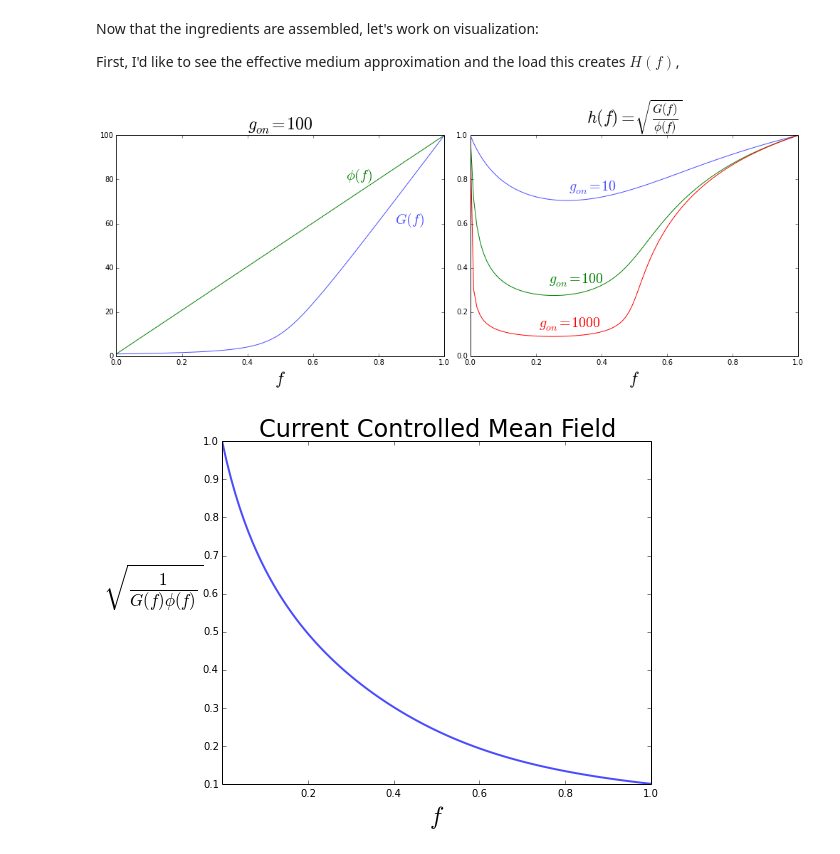
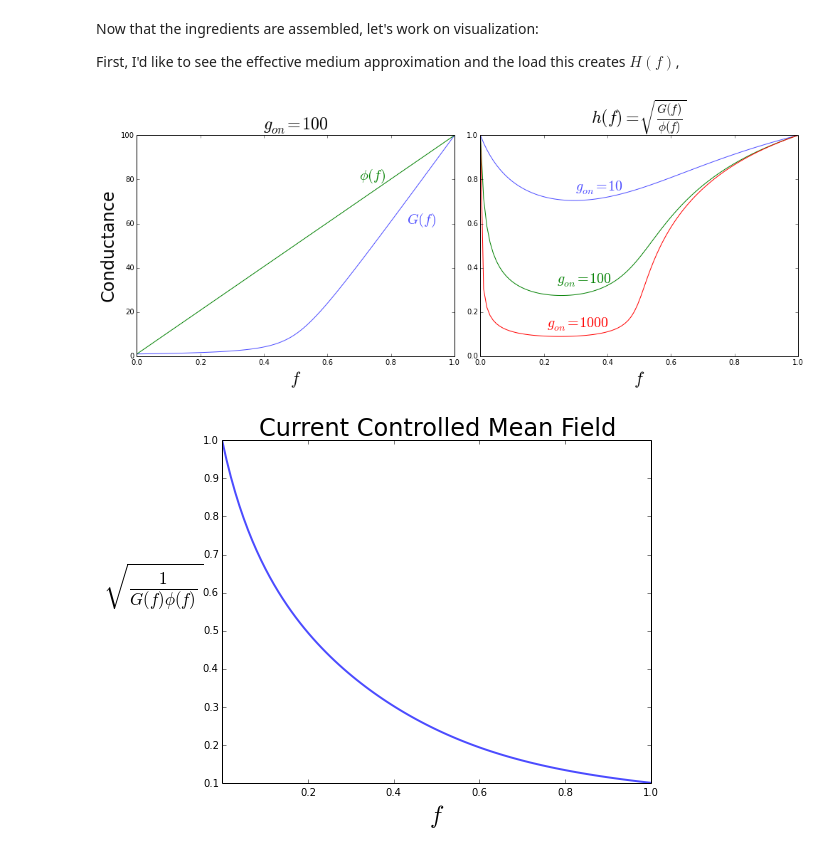
Before and after one commit to forrestsheldon/memNets, a Jupyter notebook: Mean_Field_Theory.ipynb, the cells around one changed output. Saved outputs shown, nothing was run; the diff lists cells and outputs as text; code cells hidden in the pictures.

```diff
--- a/Mean_Field_Theory.ipynb
+++ b/Mean_Field_Theory.ipynb
@@ -55,31 +55,34 @@ def phi_of_f(f):
 # %%
 fig, ax = plt.subplots(1, 2, figsize=(14, 6))
 g_ON = 100
 f = np.linspace(0, 1, 100)
 ax[0].plot(f, G_effectivemedium(f), color='b', alpha=0.7)
 ax[0].plot(f, phi_of_f(f), c='g')
 ax[0].set_title(r'$g_{on}=100$', fontsize=24, y=1.01)
 ax[0].set_xlabel(r'$f$', fontsize=24)
+ax[0].set_ylabel('Conductance', fontsize=24)
 ax[0].text(0.7, 80, r'$\phi(f)$', color='g', fontsize=20)
 ax[0].text(0.85, 60, r'$G(f)$', color='b', alpha=0.7, fontsize=20)
 
 g_ON = 10
 ax[1].plot(f, np.sqrt(G_effectivemedium(f) / phi_of_f(f)), color='b', alpha=0.7)
 g_ON = 100
 ax[1].plot(f, np.sqrt(G_effectivemedium(f) / phi_of_f(f)), color='g')
 g_ON = 1000
 ax[1].plot(f, np.sqrt(G_effectivemedium(f) / phi_of_f(f)), color='r')
+#g_ON=10**5
+#ax[1].plot(f, np.sqrt(G_effectivemedium(f) / phi_of_f(f)), color='b')
 
 ax[1].set_title(r'$h(f) = \sqrt{\frac{G(f)}{\phi(f)}}$', fontsize=24, y=1.04)
 ax[1].set_xlabel(r'$f$', fontsize=24)
 ax[1].text(0.3, 0.75, r'$g_{on}=10$', fontsize=20, color='b', alpha=0.7)
 ax[1].text(0.24, 0.33, r'$g_{on}=100$', fontsize=20, color='g')
 ax[1].text(0.21, 0.13, r'$g_{on}=1000$', fontsize=20, color='r')
 
 fig.tight_layout()
 fig.savefig('Advancement_presentation/MF_upper_limit.png')
 # %% [output]
-[figure, old version]
+[figure, new version]
 # %%
 fig, ax = plt.subplots(figsize=(8,6))
 g_ON = 100
```
Also changed, not shown: parts of 16 cells of this notebook, 29 other files.
